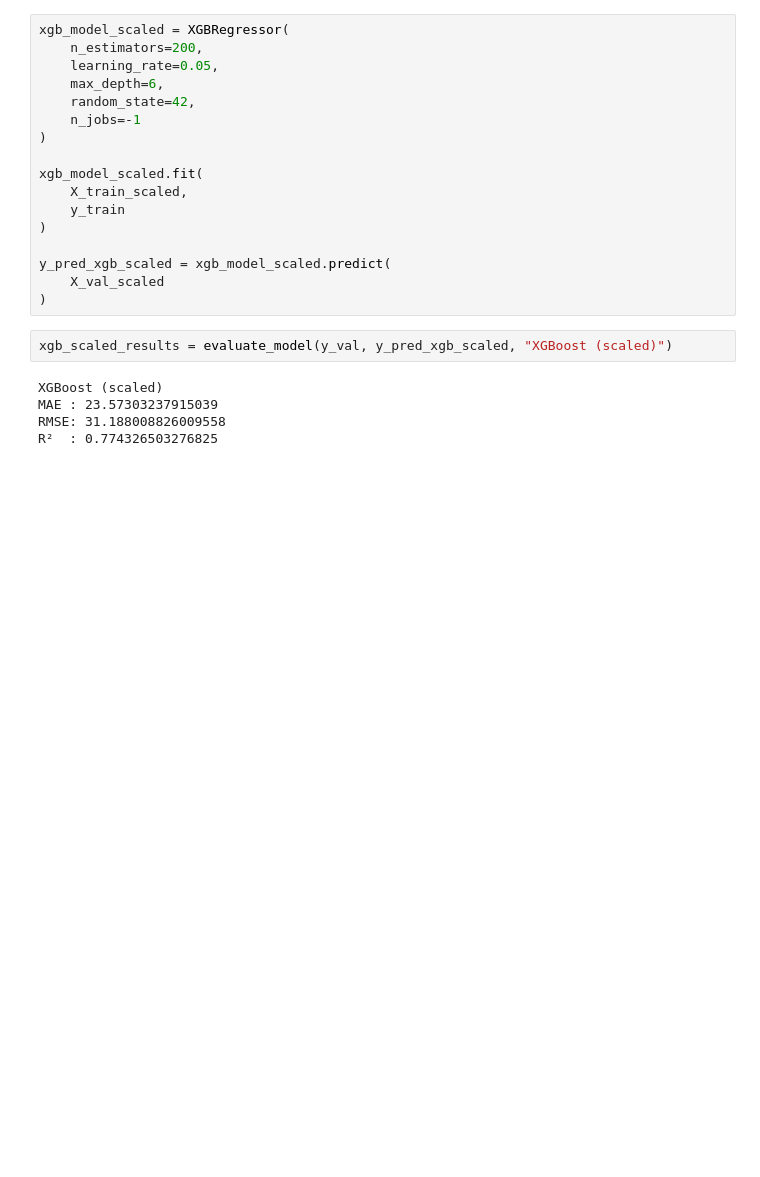
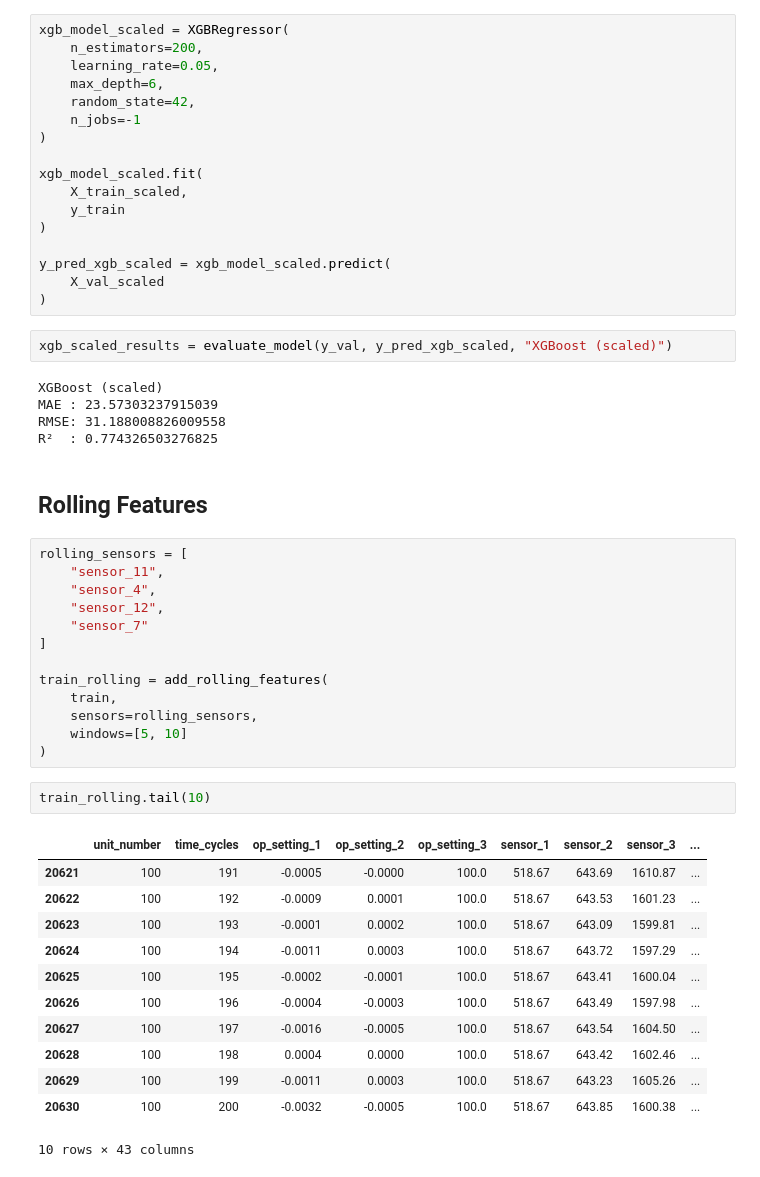
Before and after one commit to Sohilaeldally/PMPS, a Jupyter notebook: notebooks/03_baseline_modeling.ipynb, the cells around one changed output. Cells and saved outputs as stored; diff of their text form; blank space fills up the shorter version.

```diff
--- a/notebooks/03_baseline_modeling.ipynb
+++ b/notebooks/03_baseline_modeling.ipynb
@@ -290,3 +306,33 @@ XGBoost (scaled)
 MAE : 23.57303237915039
 RMSE: 31.188008826009558
 R²  : 0.774326503276825
+# %% [markdown]
+## Rolling Features
+# %%
+rolling_sensors = [
+    "sensor_11",
+    "sensor_4",
+    "sensor_12",
+    "sensor_7"
+]
+
+train_rolling = add_rolling_features(
+    train,
+    sensors=rolling_sensors,
+    windows=[5, 10]
+)
+# %%
+train_rolling.tail(10)
+# %% [output]
+|  | unit_number | time_cycles | op_setting_1 | op_setting_2 | op_setting_3 | sensor_1 | sensor_2 | sensor_3 | ... |
+| 20621 | 100 | 191 | -0.0005 | -0.0000 | 100.0 | 518.67 | 643.69 | 1610.87 | ... |
+| 20622 | 100 | 192 | -0.0009 | 0.0001 | 100.0 | 518.67 | 643.53 | 1601.23 | ... |
+| 20623 | 100 | 193 | -0.0001 | 0.0002 | 100.0 | 518.67 | 643.09 | 1599.81 | ... |
+| 20624 | 100 | 194 | -0.0011 | 0.0003 | 100.0 | 518.67 | 643.72 | 1597.29 | ... |
+| 20625 | 100 | 195 | -0.0002 | -0.0001 | 100.0 | 518.67 | 643.41 | 1600.04 | ... |
+| 20626 | 100 | 196 | -0.0004 | -0.0003 | 100.0 | 518.67 | 643.49 | 1597.98 | ... |
+| 20627 | 100 | 197 | -0.0016 | -0.0005 | 100.0 | 518.67 | 643.54 | 1604.50 | ... |
+| 20628 | 100 | 198 | 0.0004 | 0.0000 | 100.0 | 518.67 | 643.42 | 1602.46 | ... |
+| 20629 | 100 | 199 | -0.0011 | 0.0003 | 100.0 | 518.67 | 643.23 | 1605.26 | ... |
+| 20630 | 100 | 200 | -0.0032 | -0.0005 | 100.0 | 518.67 | 643.85 | 1600.38 | ... |
+10 rows × 43 columns
```
Also changed, not shown: parts of 23 cells of this notebook, 1 other file.
